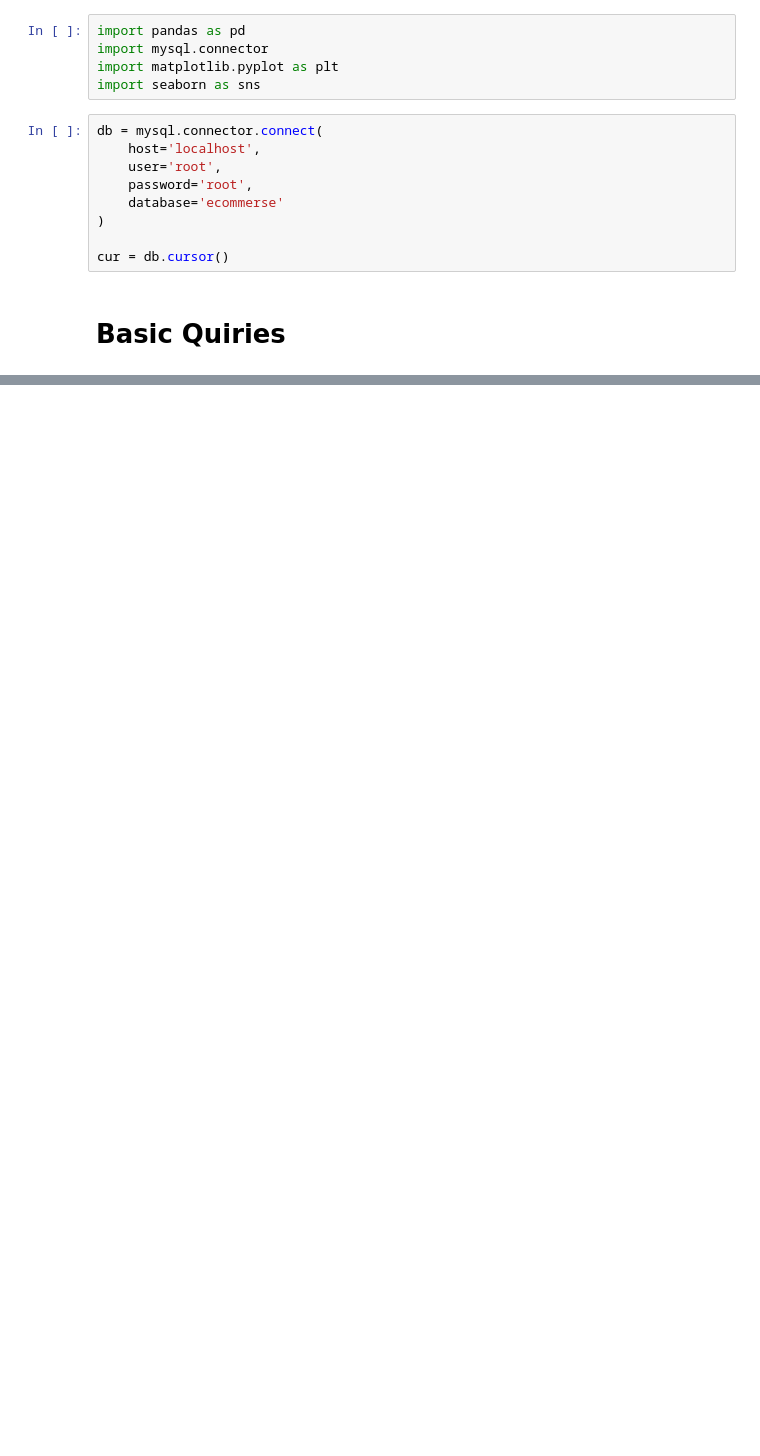
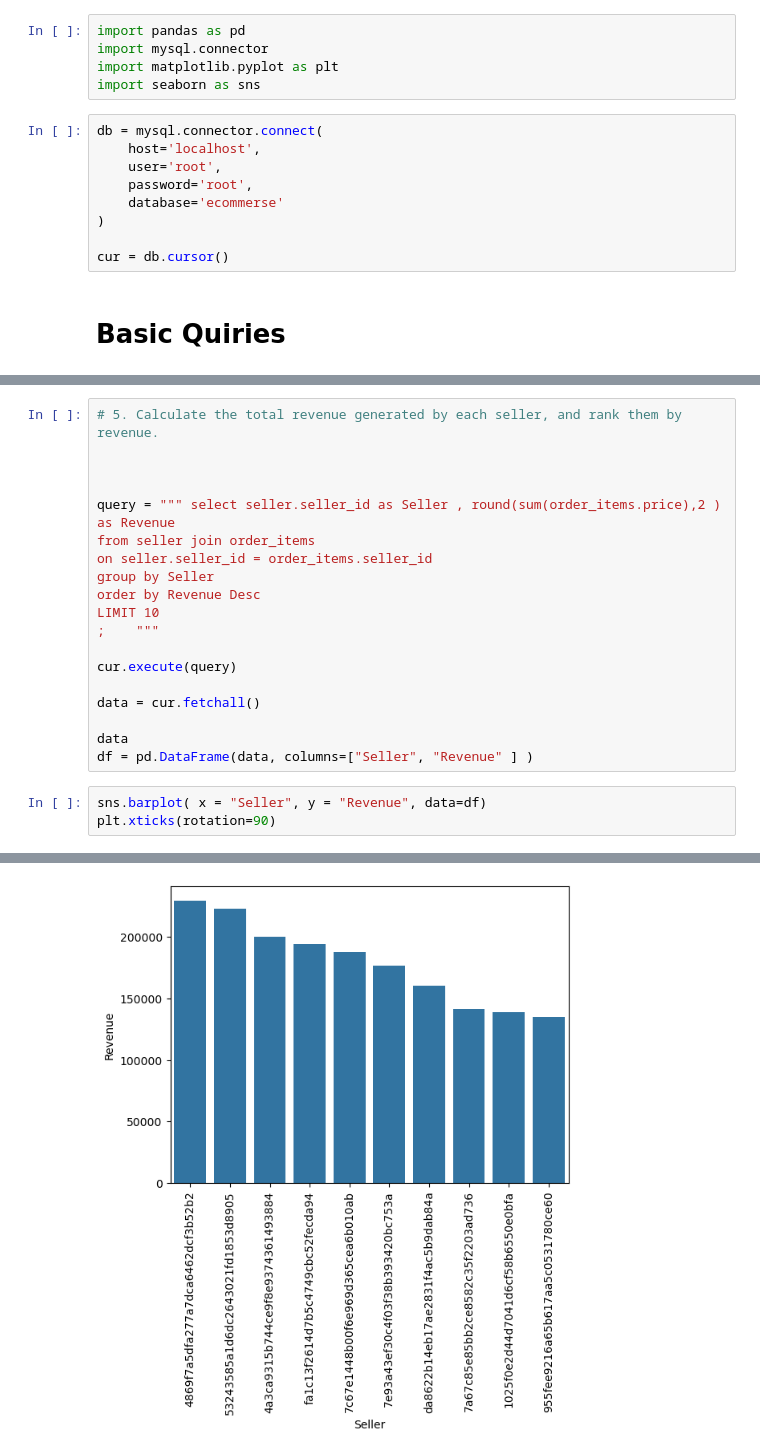
Before and after one commit to aakash-gupta02/Python-SQL-Ecommerce-Analysis, a Jupyter notebook: analytics.ipynb, the cells around one changed output, grey strips where cells are left out. Drawn from its saved outputs; the diff is of its cells as text; blank space fills up the shorter version.

```diff
--- a/analytics.ipynb
+++ b/analytics.ipynb
@@ -30,0 +124,23 @@ data
+# %%
+# 5. Calculate the total revenue generated by each seller, and rank them by revenue.
+
+
+
+query = """ select seller.seller_id as Seller , round(sum(order_items.price),2 ) as Revenue
+from seller join order_items
+on seller.seller_id = order_items.seller_id
+group by Seller
+order by Revenue Desc
+LIMIT 10
+;    """
+
+cur.execute(query)
+
+data = cur.fetchall()
+
+data
+df = pd.DataFrame(data, columns=["Seller", "Revenue" ] )
+# %%
+sns.barplot( x = "Seller", y = "Revenue", data=df)
+plt.xticks(rotation=90)
+# %% [output]
@@ -30,0 +158 @@ data
+[figure, added]
```
Also changed, not shown: parts of 9 cells of this notebook.
